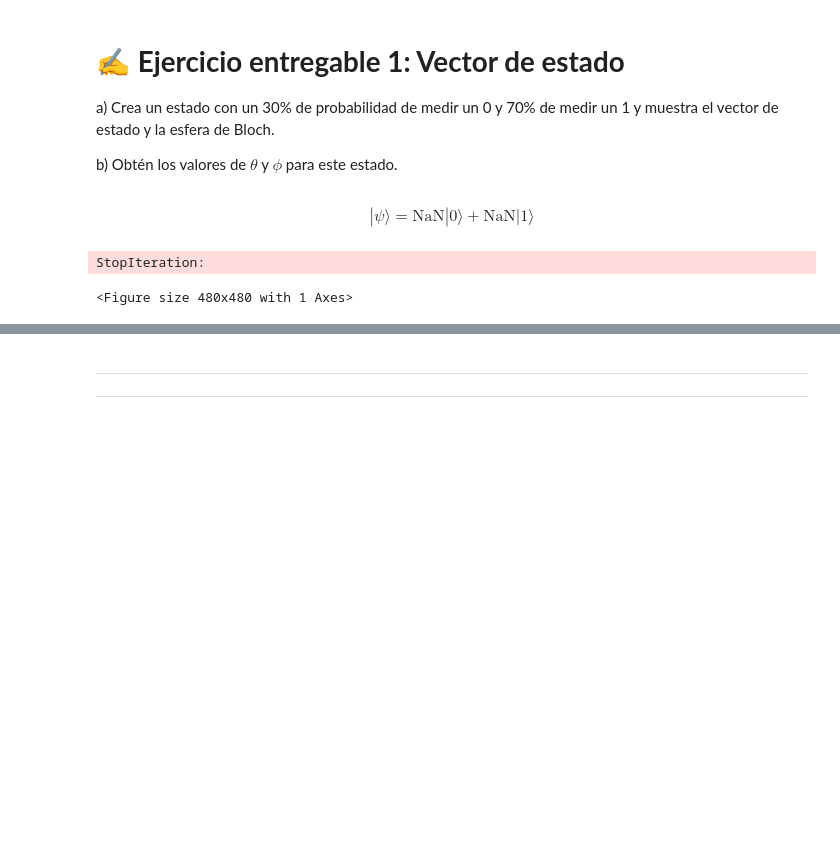
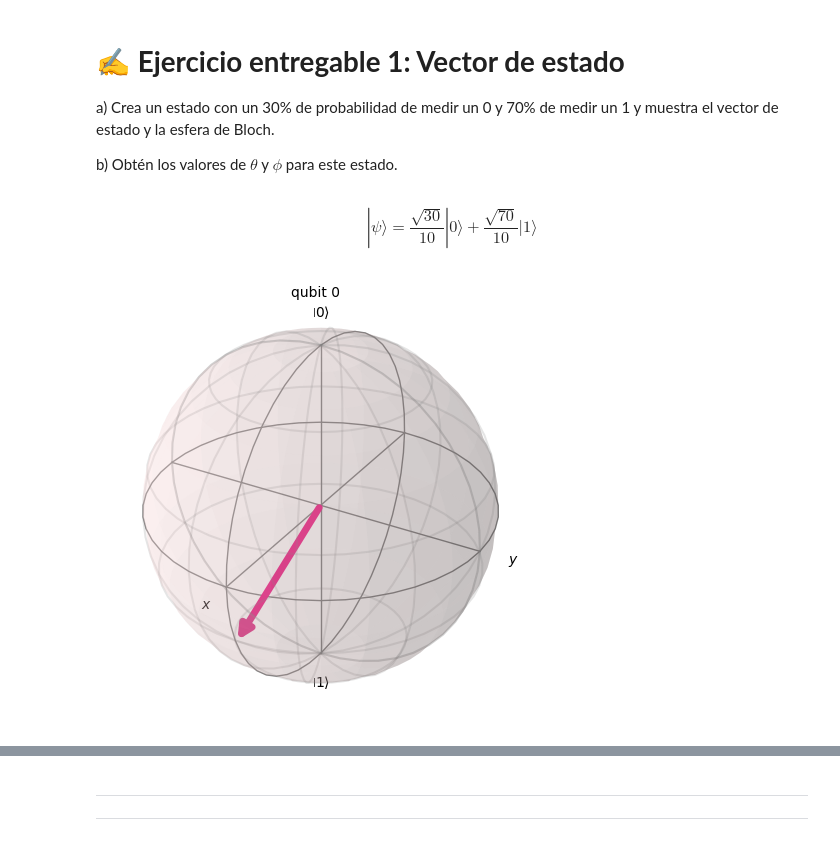
Before and after one commit to mateofra/CUANTICA, a Jupyter notebook: 02. Bits y Cúbits.ipynb, the cells around one changed output, grey strips where cells are left out. Drawn from its saved outputs; the diff is of its cells as text; code cells hidden in the pictures; blank space fills up the shorter version.

```diff
--- a/02. Bits y Cúbits.ipynb
+++ b/02. Bits y Cúbits.ipynb
@@ -426,14 +426,13 @@ a) Crea un estado con un 30% de probabilidad de medir un 0 y 70% de medir un 1 y
 b) Obtén los valores de $\theta$ y $\phi$ para este estado.
 # %%
 # Apartado a
-a0 = None # @param {type:"raw"}
-a1 = None # @param {type:"raw"}
+a0 = sqrt(0.3) # @param {type:"raw"}
+a1 = sqrt(0.7) # @param {type:"raw"}
 estado30_70 = Statevector([a0,a1])
 muestra_estado(estado30_70)
 # %% [output]
-$$|𝜓\rangle = \text{NaN} |0\rangle+\text{NaN} |1\rangle$$
+$$|𝜓\rangle = \frac{\sqrt{30}}{10} |0\rangle+\frac{\sqrt{70}}{10} |1\rangle$$
-StopIteration:
-<Figure size 480x480 with 1 Axes>
+[figure, added]
 # %%
 # Apartado b
 from math import acos,cos,sin,e,pi
```
Also changed, not shown: parts of 23 cells of this notebook.
